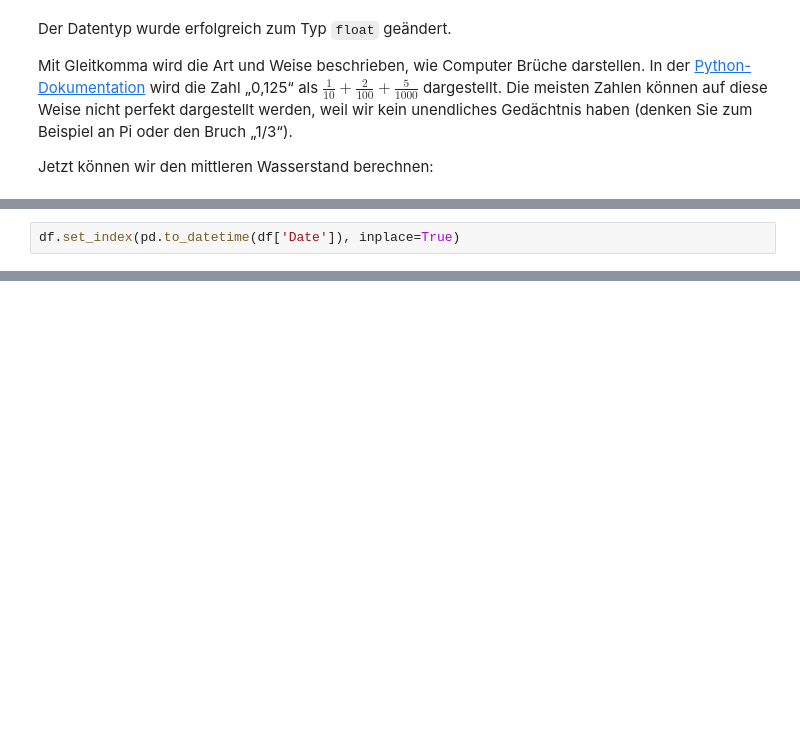
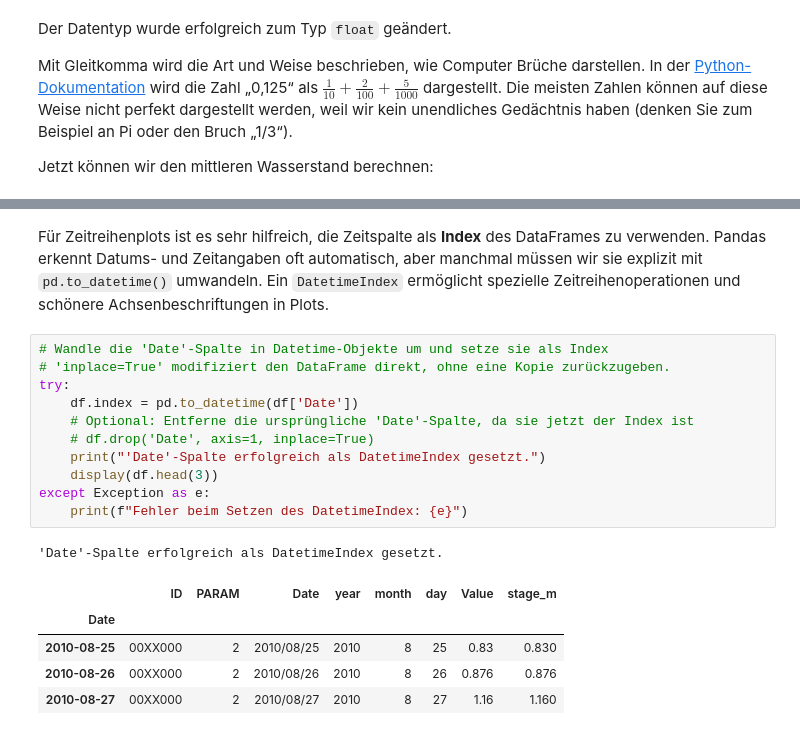
Before and after one commit to gjohnen1/Wassermengenwirtschaft_und_Klimawandel, a Jupyter notebook: Inhalt/Notebooks/Einleitung/Einfuehrung_Datenimport.ipynb, the cells around one changed output, grey strips where cells are left out. Cells and saved outputs as stored; diff of their text form; blank space fills up the shorter version.

```diff
--- a/Inhalt/Notebooks/Einleitung/Einfuehrung_Datenimport.ipynb
+++ b/Inhalt/Notebooks/Einleitung/Einfuehrung_Datenimport.ipynb
@@ -774,2 +577,0 @@ Die Daten können mit Hilfe von matplotlib visualisiert werden. Es kann helfen,
-# %%
-df.set_index(pd.to_datetime(df['Date']), inplace=True)
@@ -841,0 +610,20 @@ Allerdings ist die Möglichkeit, Daten schnell programmgesteuert zu überprüfen
+# %% [markdown]
+Für Zeitreihenplots ist es sehr hilfreich, die Zeitspalte als **Index** des DataFrames zu verwenden. Pandas erkennt Datums- und Zeitangaben oft automatisch, aber manchmal müssen wir sie explizit mit `pd.to_datetime()` umwandeln. Ein `DatetimeIndex` ermöglicht spezielle Zeitreihenoperationen und schönere Achsenbeschriftungen in Plots.
+# %%
+# Wandle die 'Date'-Spalte in Datetime-Objekte um und setze sie als Index
+# 'inplace=True' modifiziert den DataFrame direkt, ohne eine Kopie zurückzugeben.
+try:
+    df.index = pd.to_datetime(df['Date'])
+    # Optional: Entferne die ursprüngliche 'Date'-Spalte, da sie jetzt der Index ist
+    # df.drop('Date', axis=1, inplace=True)
+    print("'Date'-Spalte erfolgreich als DatetimeIndex gesetzt.")
+    display(df.head(3))
+except Exception as e:
+    print(f"Fehler beim Setzen des DatetimeIndex: {e}")
+# %% [output]
+'Date'-Spalte erfolgreich als DatetimeIndex gesetzt.
+|  | ID | PARAM | Date | year | month | day | Value | stage_m |
+| Date |  |  |  |  |  |  |  |  |
+| 2010-08-25 | 00XX000 | 2 | 2010/08/25 | 2010 | 8 | 25 | 0.83 | 0.830 |
+| 2010-08-26 | 00XX000 | 2 | 2010/08/26 | 2010 | 8 | 26 | 0.876 | 0.876 |
+| 2010-08-27 | 00XX000 | 2 | 2010/08/27 | 2010 | 8 | 27 | 1.16 | 1.160 |
```
Also changed, not shown: parts of 131 cells of this notebook.
